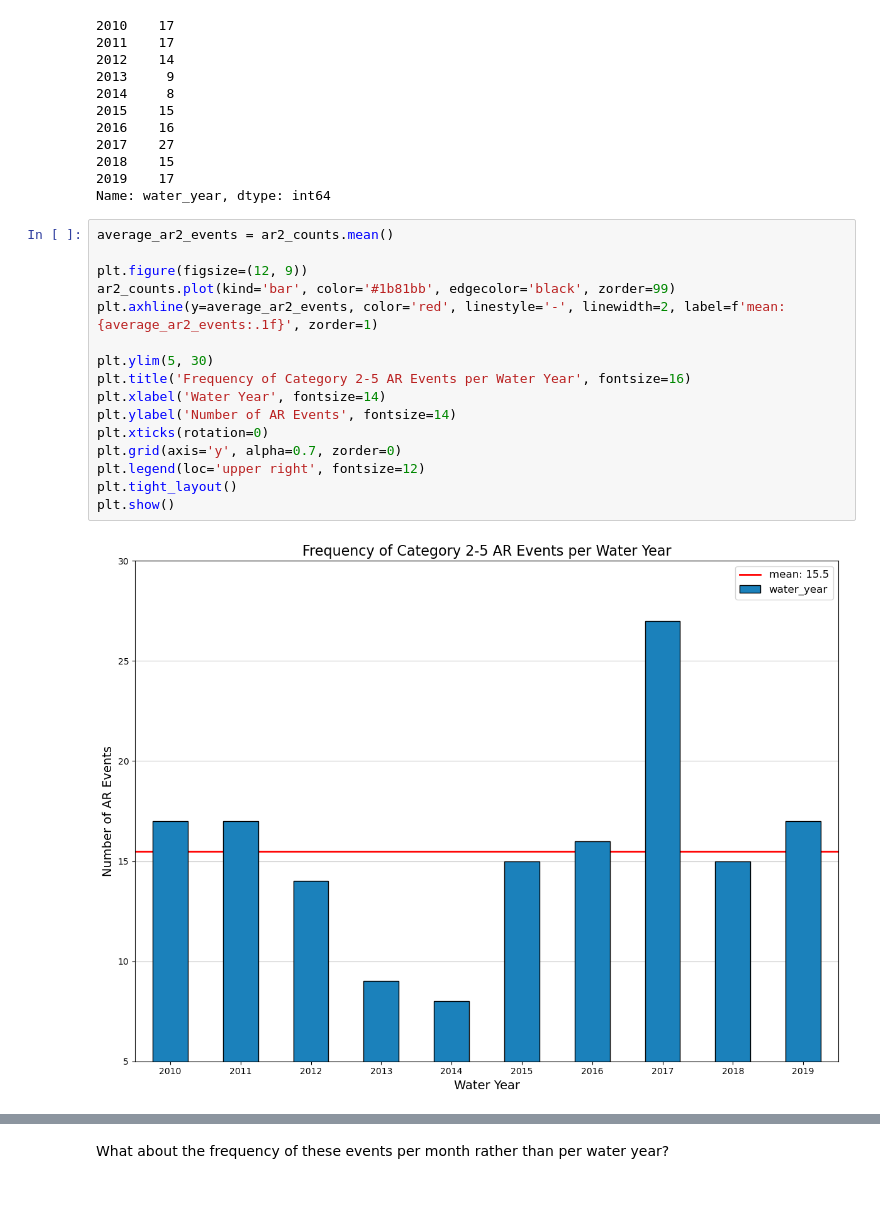
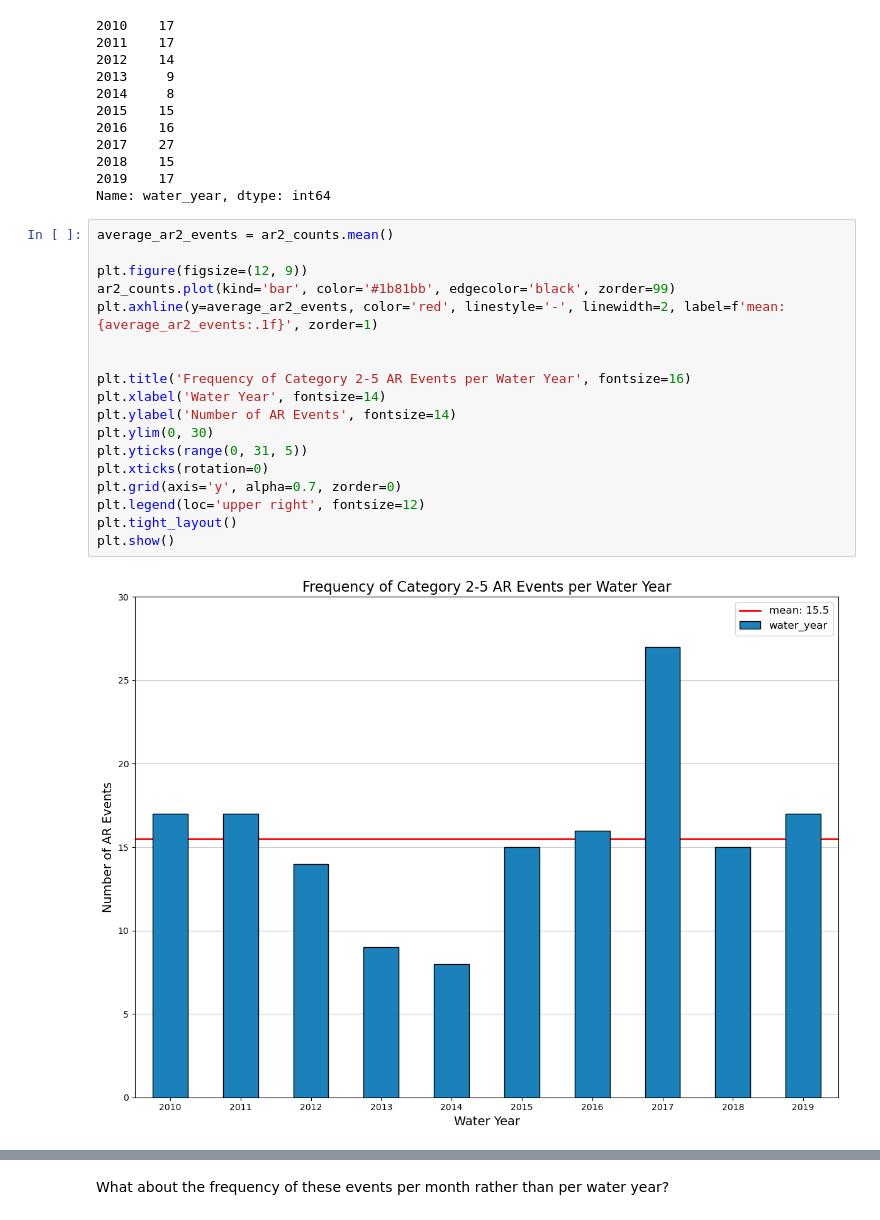
Before and after one commit to anthony-illenden/EAE-598-Project, a Jupyter notebook: figures/jupyter_notebooks/psu_dataset.ipynb, the cells around one changed output, grey strips where cells are left out. Saved outputs shown, nothing was run; the diff lists cells and outputs as text.

```diff
--- a/figures/jupyter_notebooks/psu_dataset.ipynb
+++ b/figures/jupyter_notebooks/psu_dataset.ipynb
@@ -164,21 +166,23 @@ Name: water_year, dtype: int64
 # %%
 average_ar2_events = ar2_counts.mean()
 
 plt.figure(figsize=(12, 9))
 ar2_counts.plot(kind='bar', color='#1b81bb', edgecolor='black', zorder=99)
 plt.axhline(y=average_ar2_events, color='red', linestyle='-', linewidth=2, label=f'mean: {average_ar2_events:.1f}', zorder=1)
 
-plt.ylim(5, 30)
+
 plt.title('Frequency of Category 2-5 AR Events per Water Year', fontsize=16)
 plt.xlabel('Water Year', fontsize=14)
 plt.ylabel('Number of AR Events', fontsize=14)
+plt.ylim(0, 30)
+plt.yticks(range(0, 31, 5))
 plt.xticks(rotation=0)
 plt.grid(axis='y', alpha=0.7, zorder=0)
 plt.legend(loc='upper right', fontsize=12)
 plt.tight_layout()
 plt.show()
 # %% [output]
-[figure, old version]
+[figure, new version]
 # %%
 df_cat4 = df[df['maxScale'] >= 4]
 ar4_counts = df_cat4['water_year'].value_counts().sort_index()
```
Also changed, not shown: parts of 6 cells of this notebook.
